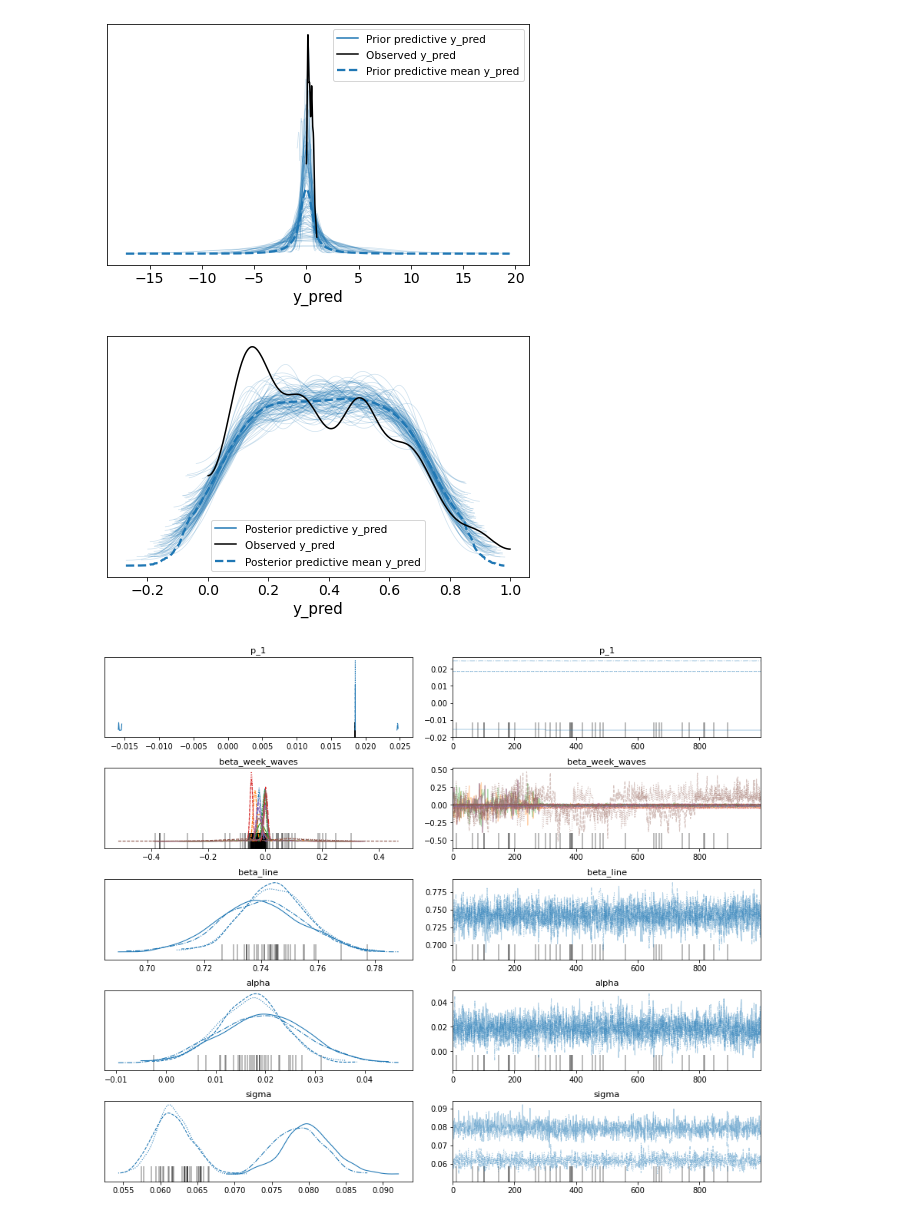
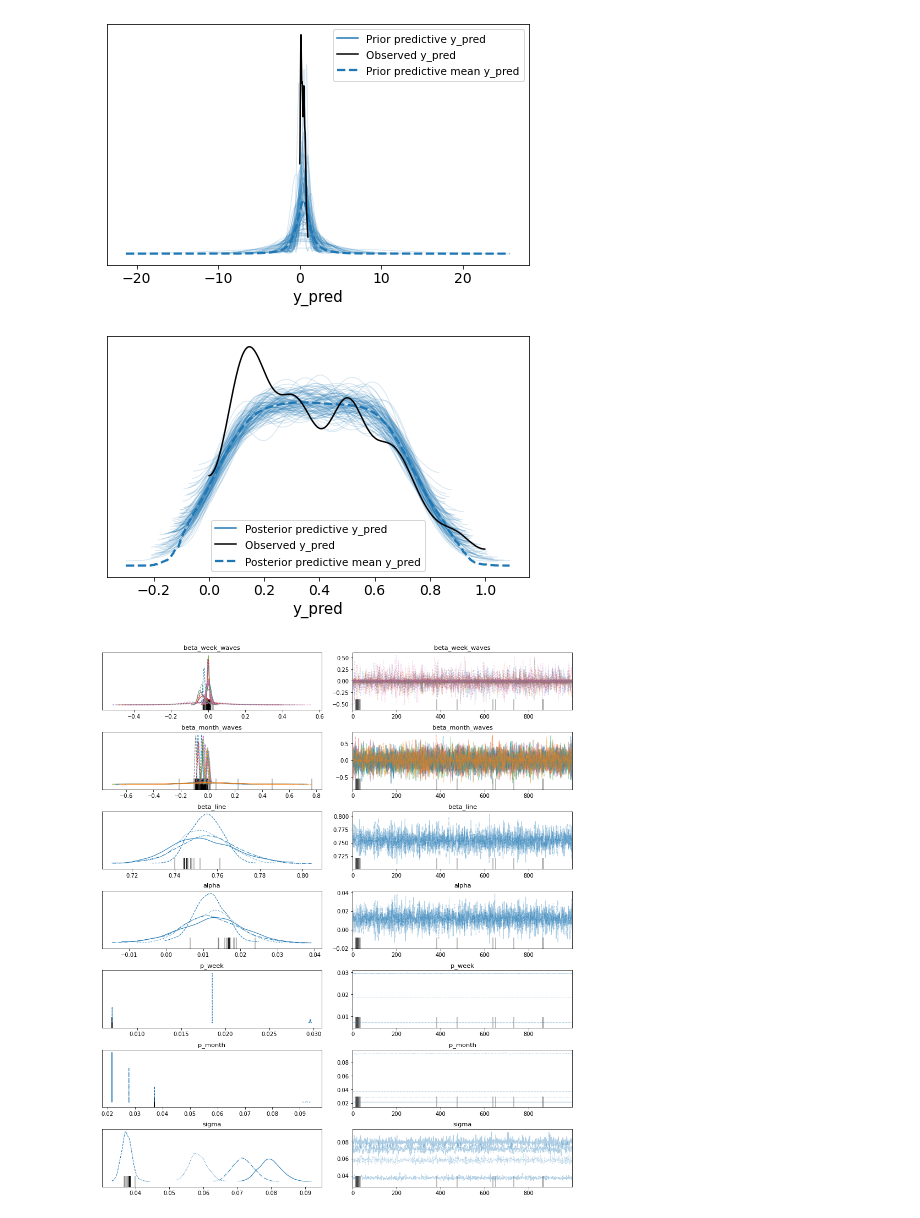
Before and after one commit to PyCipio/PyCipio, a Jupyter notebook: code/template_scaled_MW.ipynb, the cells around one changed output. Cells and saved outputs as stored; diff of their text form; code cells hidden in the pictures.

```diff
--- a/code/template_scaled_MW.ipynb
+++ b/code/template_scaled_MW.ipynb
@@ -35,7 +125,0 @@ plt.plot(time_true, y_true)
-# %%
-n_idx = len(np.unique(idx_true))
-n_components = 3
-# consider whether it should be time_true + 1
-p_week_mu = (7 - time_true.min()) / (time_true.max() - time_true.min())
-p_week_sd = (2 - time_true.min()) / (time_true.max() - time_true.min())
-beta_week_sd = 0.2
@@ -41,0 +128,12 @@ beta_week_sd = 0.2
+# %%
+## week
+n_week_components = 4
+p_week_mu = (5 - time_true.min()) / (time_true.max() - time_true.min())
+p_week_sd = (4 - time_true.min()) / (time_true.max() - time_true.min())
+beta_week_sd = 0.2
+
+## month
+n_month_components = 6
+p_month_mu = (12 - time_true.min()) / (time_true.max() - time_true.min())
+p_month_sd = (3 - time_true.min()) / (time_true.max() - time_true.min())
+beta_month_sd = 0.3
@@ -195,6 +291,7 @@ az.plot_trace(m0_idata)
 
 ## fit to data
 m_pred = m0_idata.posterior_predictive.mean(axis = 1)
+m_pred_std = m_pred.std(axis = 0)
 m_pred = m_pred.mean(axis = 0)
 # %% [output]
 Auto-assigning NUTS sampler...
@@ -208,7 +304,7 @@ The acceptance probability does not match the target. It is 0.9024670091759694,
 The rhat statistic is larger than 1.4 for some parameters. The sampler did not converge.
 The estimated number of effective samples is smaller than 200 for some parameters.
 [interactive output not drawn]
 posterior predictive variable y_pred's shape not compatible with number of chains and draws. This can mean that some draws or even whole chains are not represented.
-[figure, old version]
+[figure, new version]
-[figure, old version]
+[figure, new version]
-[figure, old version]
+[figure, new version]
```
Also changed, not shown: parts of 37 cells of this notebook.
